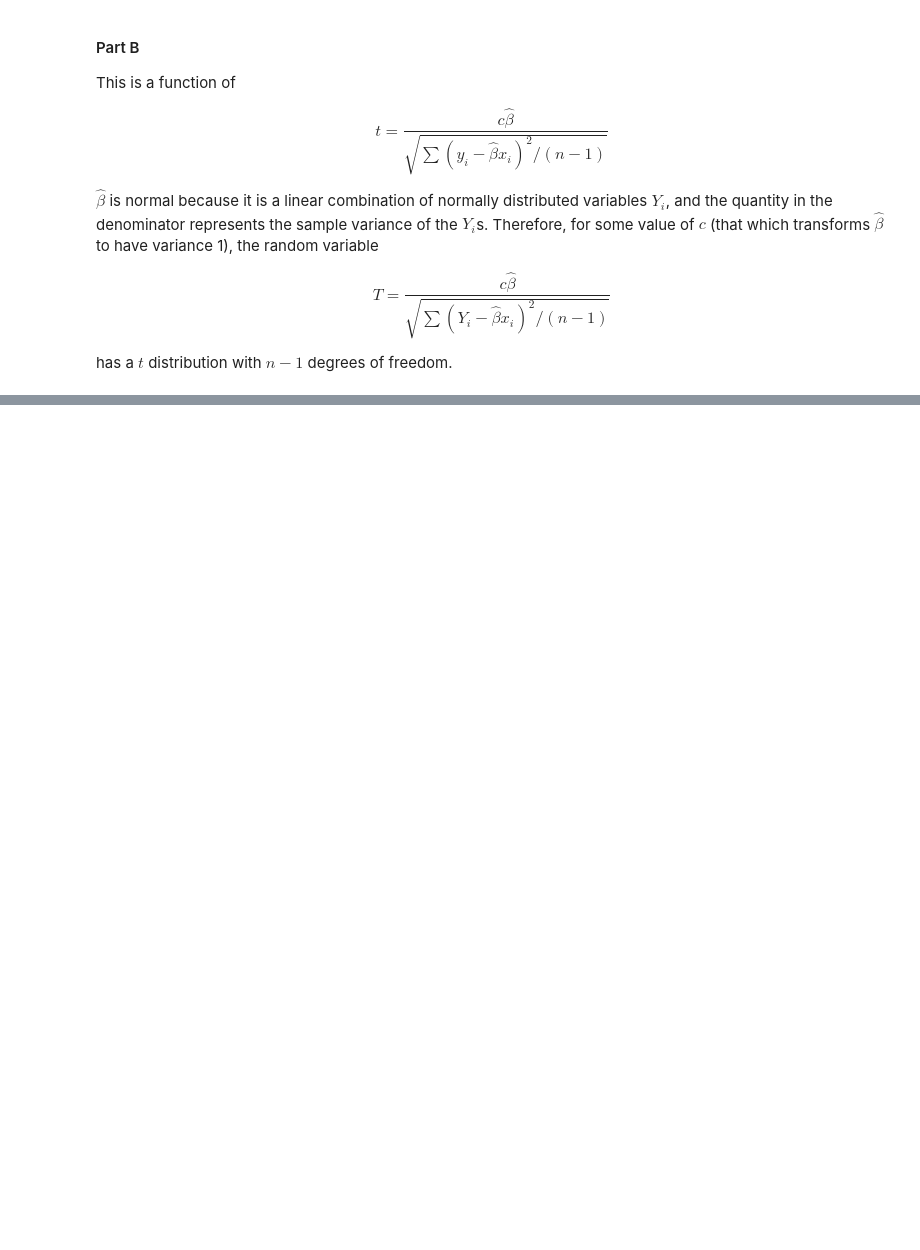
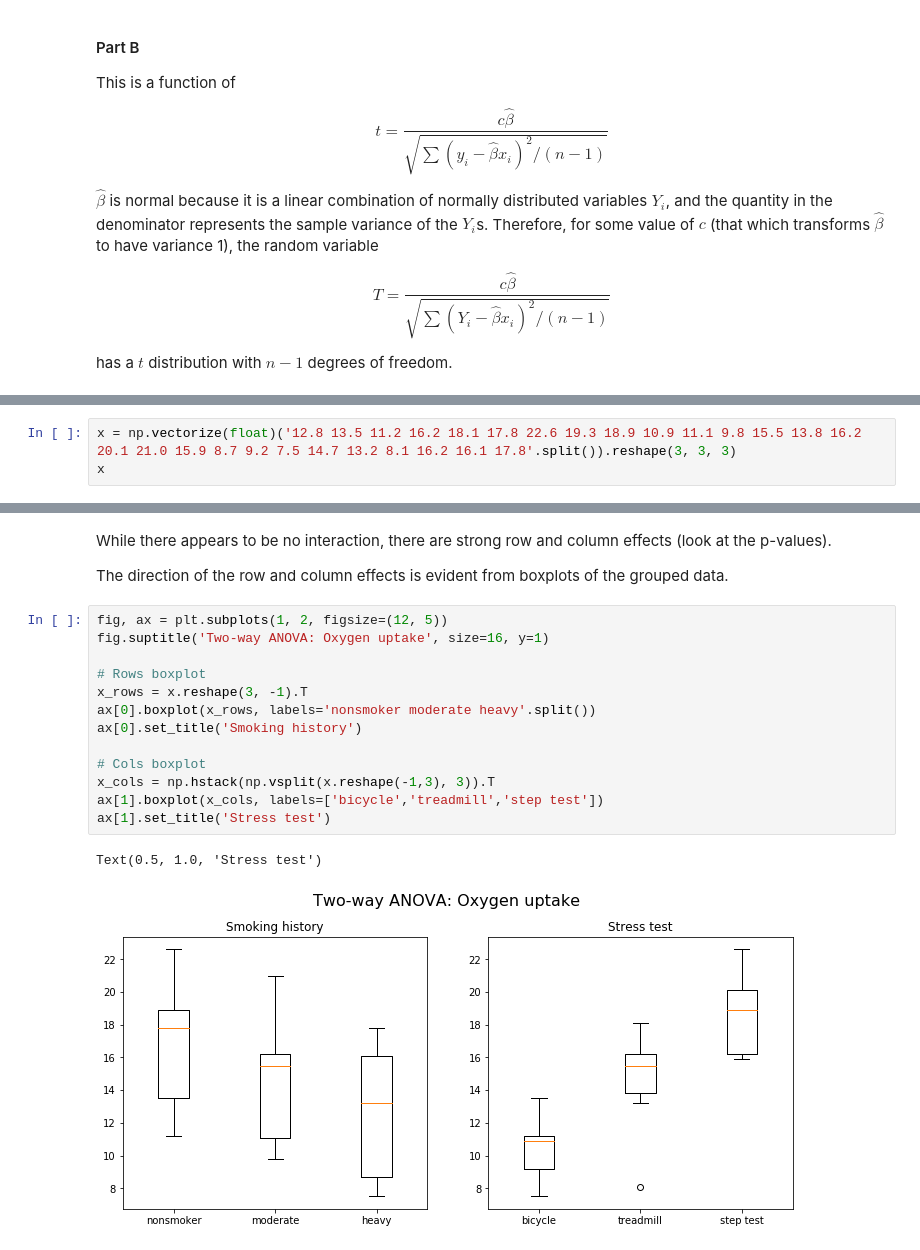
Before and after one commit to maxkapur/maxkapur.github.io, a Jupyter notebook: math/stats.ipynb, the cells around one changed output, grey strips where cells are left out. Saved outputs shown, nothing was run; the diff lists cells and outputs as text; blank space fills up the shorter version.

```diff
--- a/math/stats.ipynb
+++ b/math/stats.ipynb
@@ -1326,0 +1447,3 @@ has a $t$ distribution with $n-1$ degrees of freedom.
+# %%
+x = np.vectorize(float)('12.8 13.5 11.2 16.2 18.1 17.8 22.6 19.3 18.9 10.9 11.1 9.8 15.5 13.8 16.2 20.1 21.0 15.9 8.7 9.2 7.5 14.7 13.2 8.1 16.2 16.1 17.8'.split()).reshape(3, 3, 3)
+x
@@ -1327,3 +1552,23 @@ has a $t$ distribution with $n-1$ degrees of freedom.
+# %% [markdown]
+While there appears to be no interaction, there are strong row and column effects (look at the p-values).
+
+The direction of the row and column effects is evident from boxplots of the grouped data.
+# %%
+fig, ax = plt.subplots(1, 2, figsize=(12, 5))
+fig.suptitle('Two-way ANOVA: Oxygen uptake', size=16, y=1)
+
+# Rows boxplot
+x_rows = x.reshape(3, -1).T
+ax[0].boxplot(x_rows, labels='nonsmoker moderate heavy'.split())
+ax[0].set_title('Smoking history')
+
+# Cols boxplot
+x_cols = np.hstack(np.vsplit(x.reshape(-1,3), 3)).T
+ax[1].boxplot(x_cols, labels=['bicycle','treadmill','step test'])
+ax[1].set_title('Stress test')
+# %% [output]
+Text(0.5, 1.0, 'Stress test')
+[figure, added]
 # %%
 !jupyter nbconvert stats.ipynb
 # %% [output]
```
Also changed, not shown: parts of 26 cells of this notebook, 1 other file.
